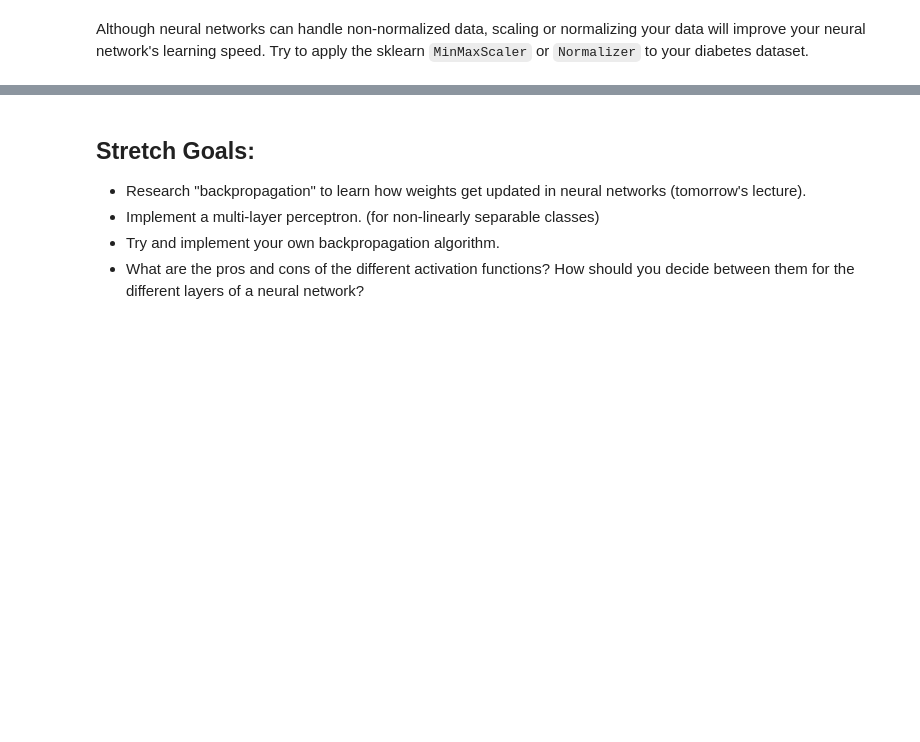
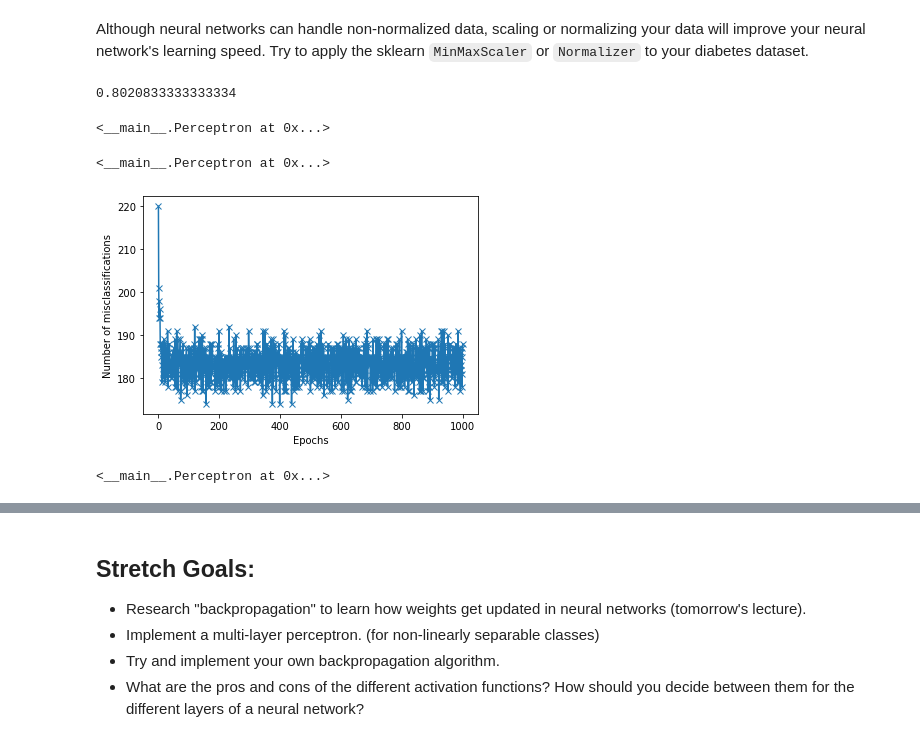
Before and after one commit to Mark-McAdam/DS-Unit-4-Sprint-2, a Jupyter notebook: module1-Intro-to-Neural-Networks/Assignment_LS_DS_421_Intro_to_NN.ipynb, the cells around one changed output, grey strips where cells are left out. Saved outputs shown, nothing was run; the diff lists cells and outputs as text; code cells hidden in the pictures; blank space fills up the shorter version.

```diff
--- a/module1-Intro-to-Neural-Networks/Assignment_LS_DS_421_Intro_to_NN.ipynb
+++ b/module1-Intro-to-Neural-Networks/Assignment_LS_DS_421_Intro_to_NN.ipynb
@@ -205,3 +222,7 @@ X = ...
+# %%
+from sklearn.model_selection import train_test_split
+
+X_train, X_test, y_train, y_test = train_test_split(X_scaled, y, test_size=0.25, random_state=4545454)
 # %%
 ##### Update this Class #####
 
@@ -240,0 +273,32 @@ class Perceptron:
+# %%
+from sklearn.metrics import accuracy_score
+
+model = Perceptron()
+model.fit(X_train, y_train)
+
+y_pred = model.predict(X_test)
+y_pred = [1 if x >=0.5 else 0 for x in y_pred]
+
+accuracy = accuracy_score(y_pred, y_test)
+# %%
+accuracy
+# %% [output]
+0.8020833333333334
+# %%
+ceptron.fit(X_train, y_train)
+# %% [output]
+<__main__.Perceptron at 0x...>
+# %%
+ceptron.fit(X_scaled, y)
+# %% [output]
+<__main__.Perceptron at 0x...>
+# %%
+import matplotlib.pyplot as plt
+
+
+plt.plot(range(1, len(ceptron.errors) + 1), ceptron.errors, marker='x')
+plt.xlabel('Epochs')
+plt.ylabel('Number of misclassifications')
+plt.show();
+# %% [output]
+[figure, added]
@@ -240,0 +307,4 @@ class Perceptron:
+# %%
+ceptron2.fit(X_train, y_train)
+# %% [output]
+<__main__.Perceptron at 0x...>
```
Also changed, not shown: parts of 6 cells of this notebook, 3 other files.
